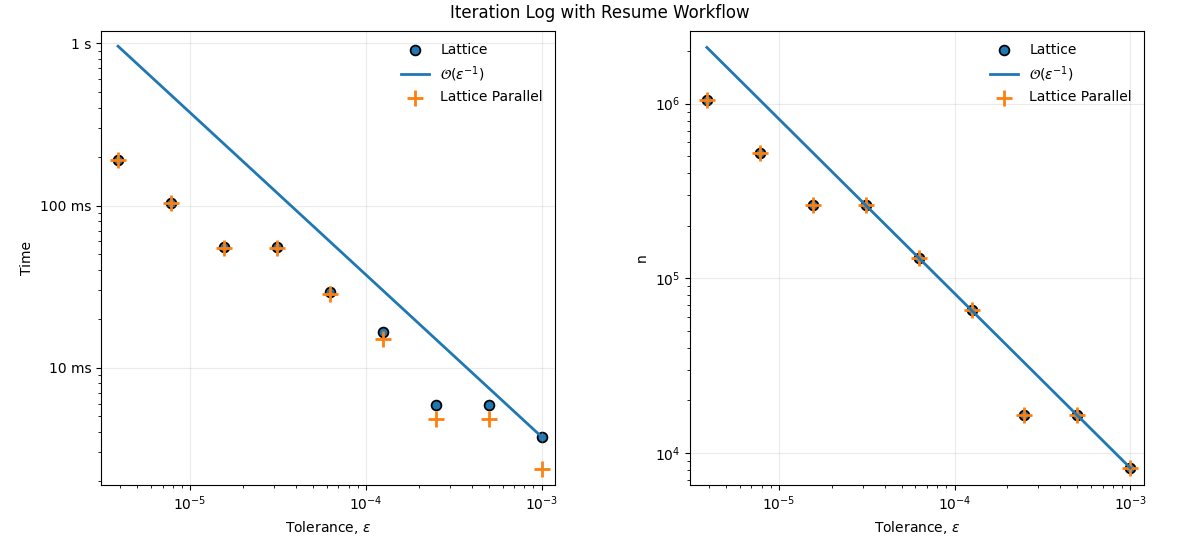
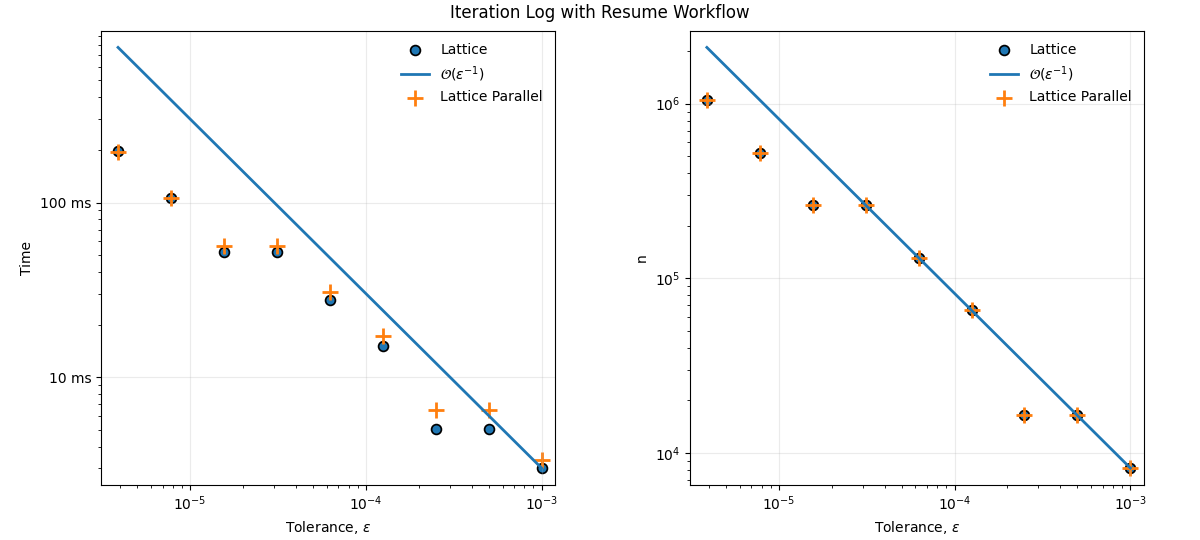
Code edit (unified diff) that turned the first committed figure into the second:
--- before
+++ after
@@ -1,13 +1,19 @@
 plot_df = iter_log.copy()
 plot_df[["abs_tol", "elapsed_time", "n_total"]] = plot_df[
-    ["abs_tol", "elapsed_time", "n_total"]].apply(pd.to_numeric, errors="coerce")
+    ["abs_tol", "elapsed_time", "n_total"]
+].apply(pd.to_numeric, errors="coerce")
 plot_df = plot_df.sort_values(["method", "abs_tol"])
 
 methods = [
-    ("Lattice",          "tab:blue",   "o",  50),
+    ("Lattice", "tab:blue", "o", 50),
     ("Lattice Parallel", "tab:orange", "+", 140),
 ]
+xcol = "abs_tol"
 
-xcol = "abs_tol"
+
+def _positive_finite(arr):
+    arr = np.asarray(arr, dtype=float)
+    return arr[np.isfinite(arr) & (arr > 0)]
+
 
 def draw_panel(ax_, ycol, ylabel):
@@ -17,20 +23,30 @@
         x = d[xcol].to_numpy(dtype=float)
         y = d[ycol].to_numpy(dtype=float)
+
         ax_.scatter(
-            x, y, color=color, marker=marker, s=size,
+            x, y,
+            color=color, marker=marker, s=size, label=method,
             linewidths=2 if marker == "+" else 1.25,
-            edgecolors="black" if marker == "o" else None,
+            edgecolors="black" if marker == "o" else None
         )
-        all_vals.extend(y)
+        all_vals.append(y)
+
         if method == "Lattice":
-            # Anchor O(eps^-1) at loosest tolerance to match Approach 1.
             ref = y[-1] * x[-1] / x
-            ax_.plot(x, ref, color=color, linewidth=2)
-            all_vals.extend(ref)
-    vals = np.asarray(all_vals, dtype=float)
-    vals = vals[np.isfinite(vals) & (vals > 0)]
+            ax_.plot(x, ref, color=color, linewidth=2, label=r"$\mathcal{O}(\varepsilon^{-1})$")
+            all_vals.append(ref)
+
+    vals = _positive_finite(np.concatenate(all_vals))
+    xvals = _positive_finite(plot_df[xcol].to_numpy(dtype=float))
+
+    ax_.set_xscale("log")
+    ax_.set_yscale("log")
+    ax_.set_xlim([xvals.min() * 0.8, xvals.max() * 1.2])
     ax_.set_ylim([vals.min() * 0.8, vals.max() * 1.25])
+    ax_.set_xlabel("Tolerance, " + r"$\varepsilon$")
     ax_.set_ylabel(ylabel)
     ax_.grid(True, which="major", alpha=0.25)
+    ax_.legend(frameon=False)
+    ax_.set_box_aspect(1)
 
 fig2, ax = plt.subplots(1, 2, figsize=(12, 5.4), constrained_layout=True)
@@ -38,25 +54,4 @@
 draw_panel(ax[0], "elapsed_time", "Time")
 draw_panel(ax[1], "n_total", "n")
-
-# Match left-panel y-limits across Approach 1 and Approach 2
-d_time = plot_df[plot_df["method"] == "Lattice"].sort_values(xcol)
-approach2_ref_time = d_time["elapsed_time"].iloc[-1] * d_time[xcol].iloc[-1] / d_time[xcol]
-shared_time_vals = np.r_[
-    ld_time, ld_p_time, ref_time,
-    plot_df["elapsed_time"].to_numpy(dtype=float),
-    approach2_ref_time.to_numpy(dtype=float),
-]
-shared_time_vals = shared_time_vals[np.isfinite(shared_time_vals) & (shared_time_vals > 0)]
-shared_time_ylim = [shared_time_vals.min() * 0.8, shared_time_vals.max() * 1.25]
-ax[0].set_ylim(shared_time_ylim)
-fig1.axes[0].set_ylim(shared_time_ylim)
-
-for a in ax:
-    a.set_xlim([plot_df[xcol].min() * 0.8, plot_df[xcol].max() * 1.2])
-    a.set_xlabel(r"Tolerance, $\varepsilon$")
-    a.set_xscale("log"); a.set_yscale("log")
-    a.legend(["Lattice", r"$\mathcal{O}(\varepsilon^{-1})$", "Lattice Parallel"], frameon=False)
-    a.set_box_aspect(1)
-
 ax[0].yaxis.set_major_formatter(FuncFormatter(_time_fmt))
 plt.show();

Commit: Update Iteration_Log_Tolerance_Demo.ipynb